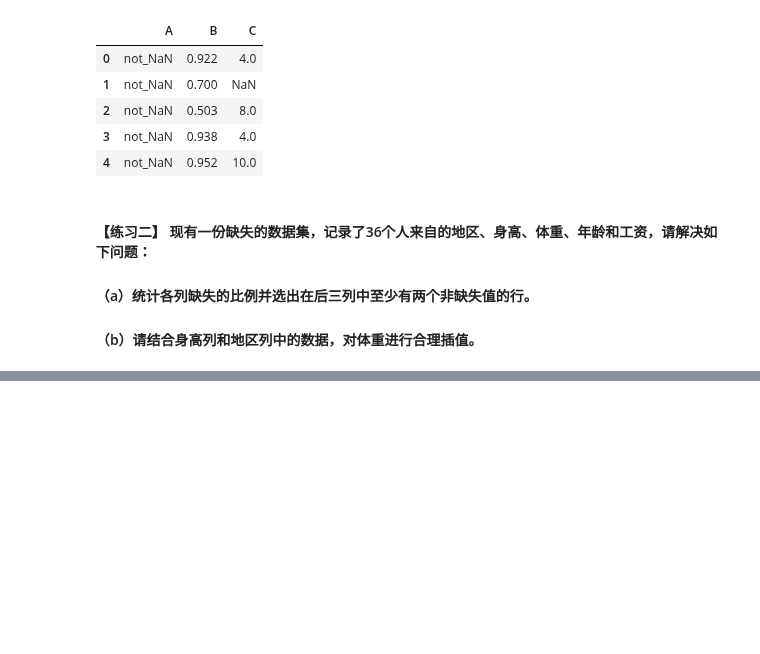
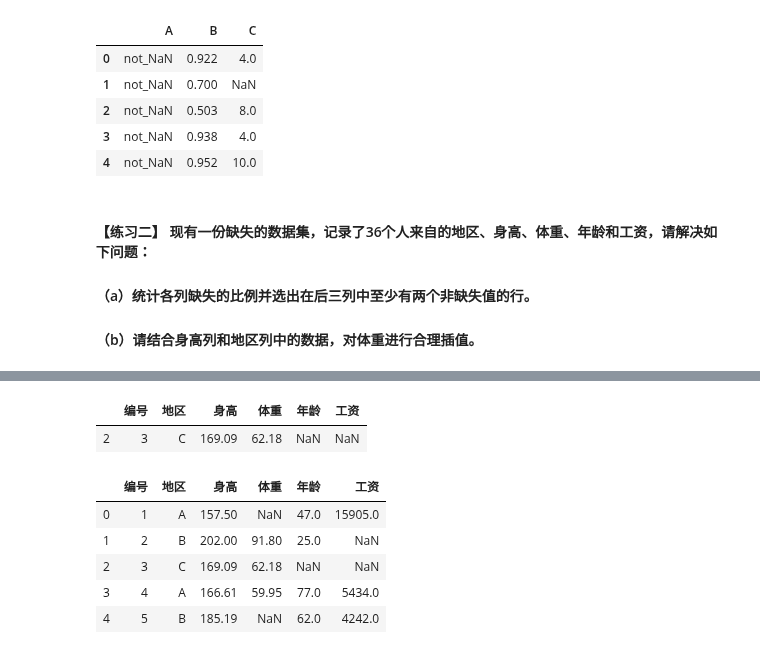
Before and after one commit to exuding/pandas, a Jupyter notebook: 第6章 缺失数据.ipynb, the cells around one changed output, grey strips where cells are left out. Cells and saved outputs as stored; diff of their text form; code cells hidden in the pictures; blank space fills up the shorter version.

```diff
--- a/第6章 缺失数据.ipynb
+++ b/第6章 缺失数据.ipynb
@@ -938,0 +979,15 @@ pd.read_csv('data/Missing_data_two.csv').head()
+# %%
+#后三列至少有两个非缺失值的行
+df[df.iloc[:,-3:].isna().sum(axis=1)<=1]
+# %% [output]
+|  | 编号 | 地区 | 身高 | 体重 | 年龄 | 工资 |
+| 2 | 3 | C | 169.09 | 62.18 | NaN | NaN |
+# %%
+df
+# %% [output]
+|  | 编号 | 地区 | 身高 | 体重 | 年龄 | 工资 |
+| 0 | 1 | A | 157.50 | NaN | 47.0 | 15905.0 |
+| 1 | 2 | B | 202.00 | 91.80 | 25.0 | NaN |
+| 2 | 3 | C | 169.09 | 62.18 | NaN | NaN |
+| 3 | 4 | A | 166.61 | 59.95 | 77.0 | 5434.0 |
+| 4 | 5 | B | 185.19 | NaN | 62.0 | 4242.0 |
```
Also changed, not shown: parts of 8 cells of this notebook.
